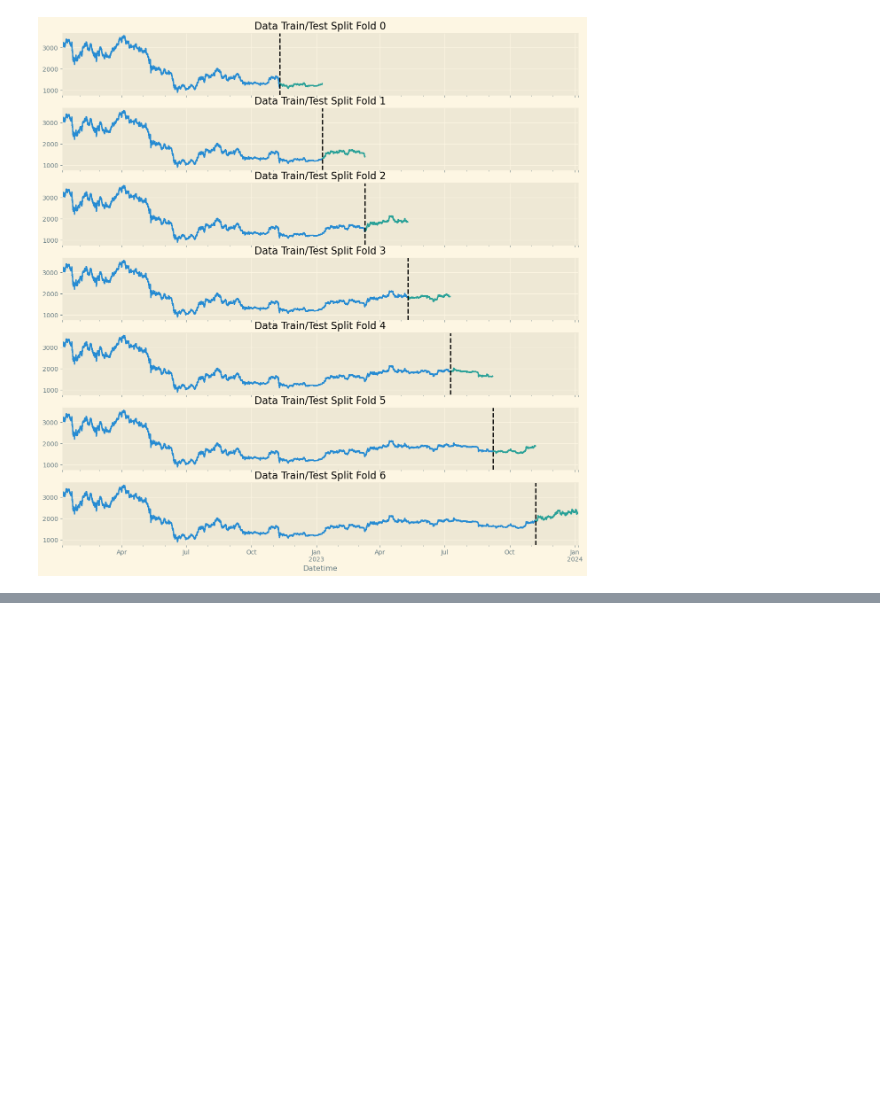
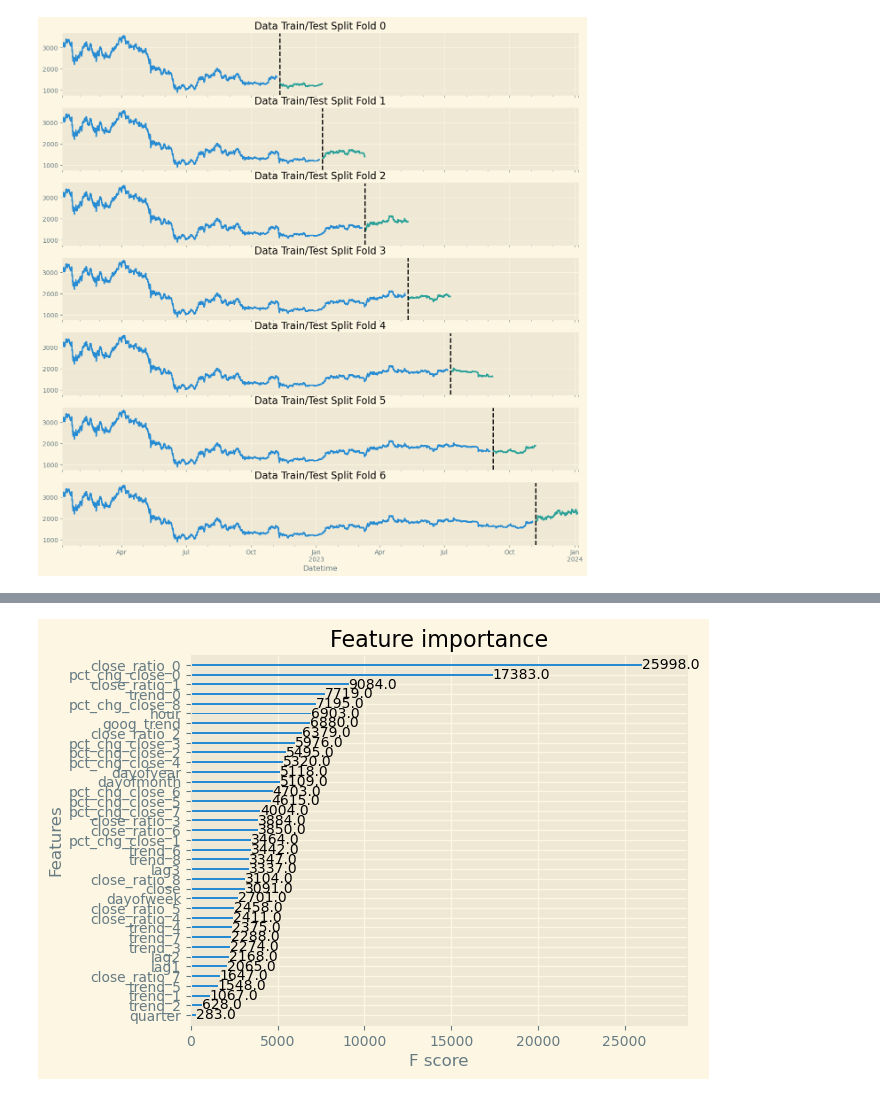
Before and after one commit to GGRusty/price_prediction, a Jupyter notebook: XGBoost_Eth.ipynb, the cells around one changed output, grey strips where cells are left out. Saved outputs shown, nothing was run; the diff lists cells and outputs as text; code cells hidden in the pictures; blank space fills up the shorter version.

```diff
--- a/XGBoost_Eth.ipynb
+++ b/XGBoost_Eth.ipynb
@@ -223,0 +340,5 @@ Fold scores:[(0.5916666666666667, 0.42352941176470593), (0.6305555555555555, 0.6
+# %%
+xgb.plot_importance(model)
+plt.show()
+# %% [output]
+[figure, added]
```
Also changed, not shown: parts of 17 cells of this notebook.
